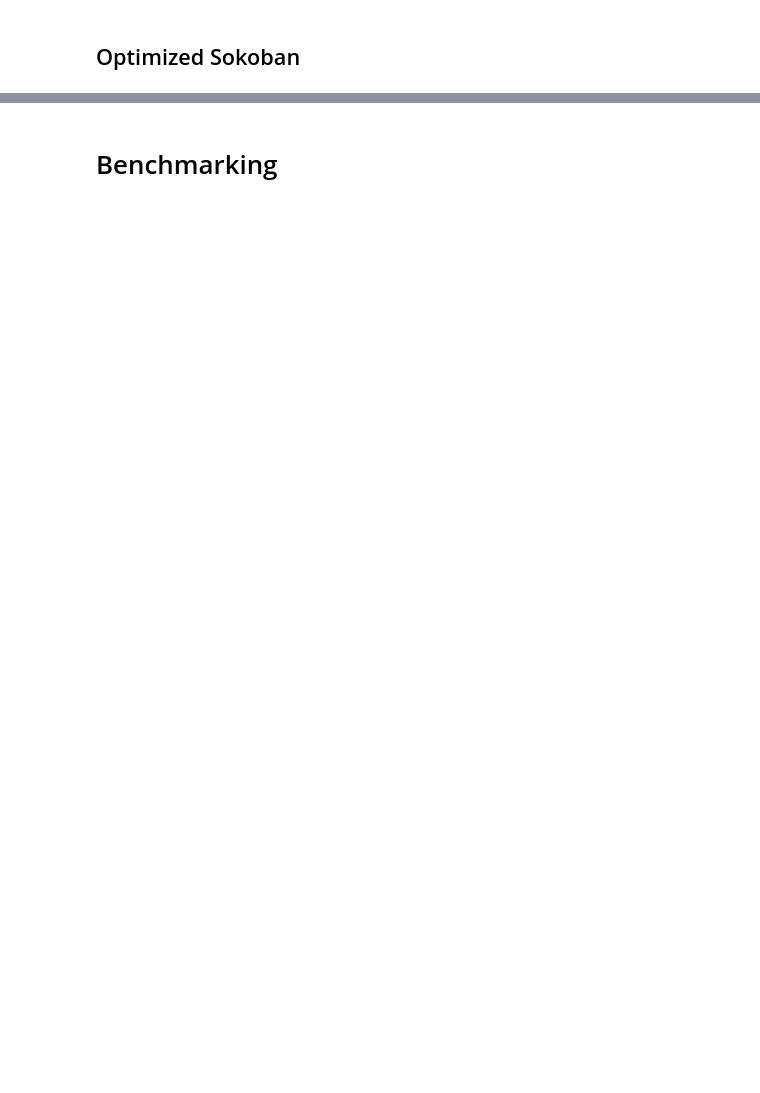
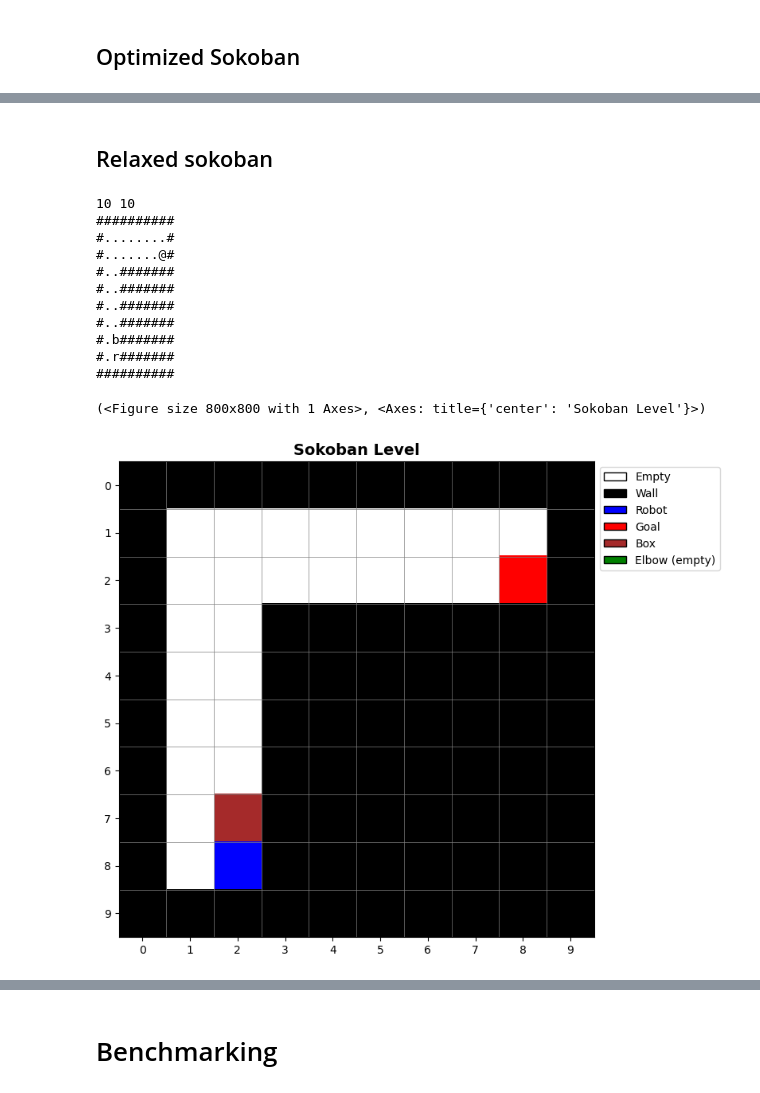
Before and after one commit to FlavioFoxes/colosseum, a Jupyter notebook: src/colosseum/tasks/maze/notebooks/maze_generation.ipynb, the cells around one changed output, grey strips where cells are left out. Cells and saved outputs as stored; diff of their text form; code cells hidden in the pictures; blank space fills up the shorter version.

```diff
--- a/src/colosseum/tasks/maze/notebooks/maze_generation.ipynb
+++ b/src/colosseum/tasks/maze/notebooks/maze_generation.ipynb
@@ -1722,0 +1624,2 @@ SequentialPlan:
+# %% [markdown]
+## Relaxed sokoban
@@ -1722,0 +1697,33 @@ SequentialPlan:
+# %%
+# Generate a level and the corresponding problem
+stringified_level = """
+##########
+#........#
+#.......@#
+#..#######
+#..#######
+#..#######
+#..#######
+#.b#######
+#.r#######
+##########
+""".strip()
+sokoban_problem = create_relaxed_sokoban_problem(stringified_level)
+
+sokoban_level = string_to_maze(stringified_level)
+pretty_print(sokoban_level)
+plot_level(sokoban_level)
+# %% [output]
+10 10
+##########
+#........#
+#.......@#
+#..#######
+#..#######
+#..#######
+#..#######
+#.b#######
+#.r#######
+##########
+(<Figure size 800x800 with 1 Axes>, <Axes: title={'center': 'Sokoban Level'}>)
+[figure, added]
```
Also changed, not shown: parts of 27 cells of this notebook.
